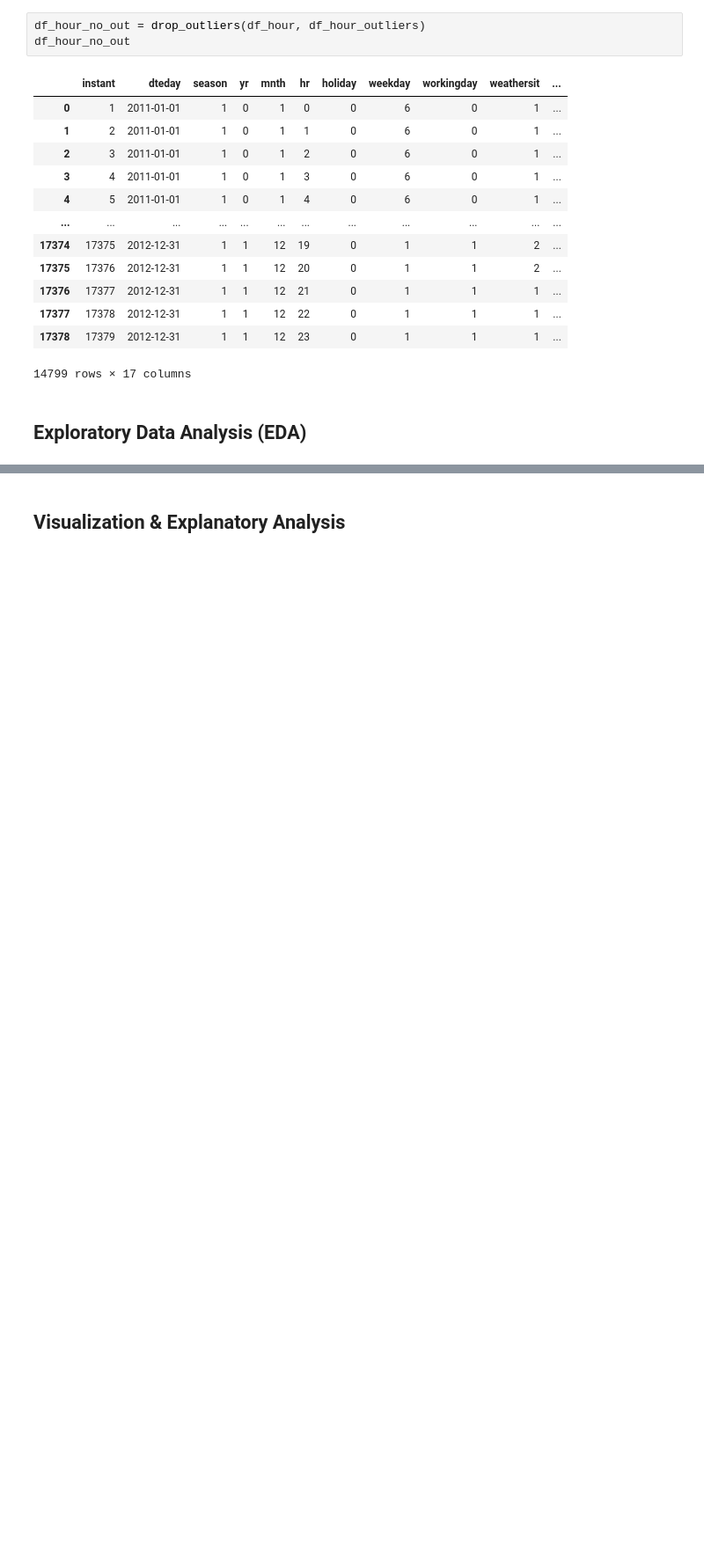
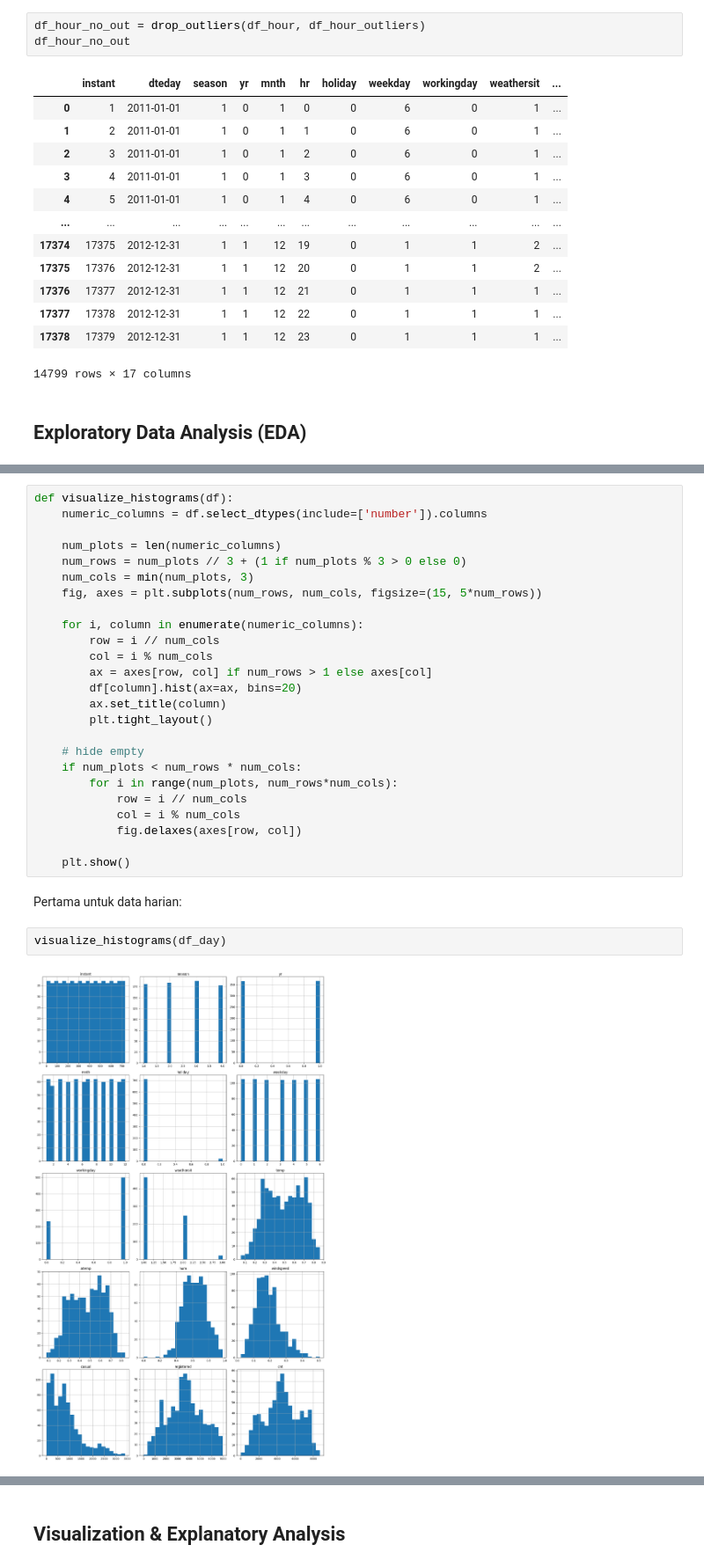
Before and after one commit to amrul-hzz/dicoding-streamlit, a Jupyter notebook: notebook.ipynb, the cells around one changed output, grey strips where cells are left out. Shown at 88% size. Drawn from its saved outputs; the diff is of its cells as text; blank space fills up the shorter version.

```diff
--- a/notebook.ipynb
+++ b/notebook.ipynb
@@ -314,0 +283,31 @@ df_hour_no_out
+# %%
+def visualize_histograms(df):
+    numeric_columns = df.select_dtypes(include=['number']).columns
+
+    num_plots = len(numeric_columns)
+    num_rows = num_plots // 3 + (1 if num_plots % 3 > 0 else 0)
+    num_cols = min(num_plots, 3)
+    fig, axes = plt.subplots(num_rows, num_cols, figsize=(15, 5*num_rows))
+
+    for i, column in enumerate(numeric_columns):
+        row = i // num_cols
+        col = i % num_cols
+        ax = axes[row, col] if num_rows > 1 else axes[col]
+        df[column].hist(ax=ax, bins=20)
+        ax.set_title(column)
+        plt.tight_layout()
+
+    # hide empty
+    if num_plots < num_rows * num_cols:
+        for i in range(num_plots, num_rows*num_cols):
+            row = i // num_cols
+            col = i % num_cols
+            fig.delaxes(axes[row, col])
+
+    plt.show()
+# %% [markdown]
+Pertama untuk data harian:
+# %%
+visualize_histograms(df_day)
+# %% [output]
+[figure, added]
```
Also changed, not shown: parts of 54 cells of this notebook.
